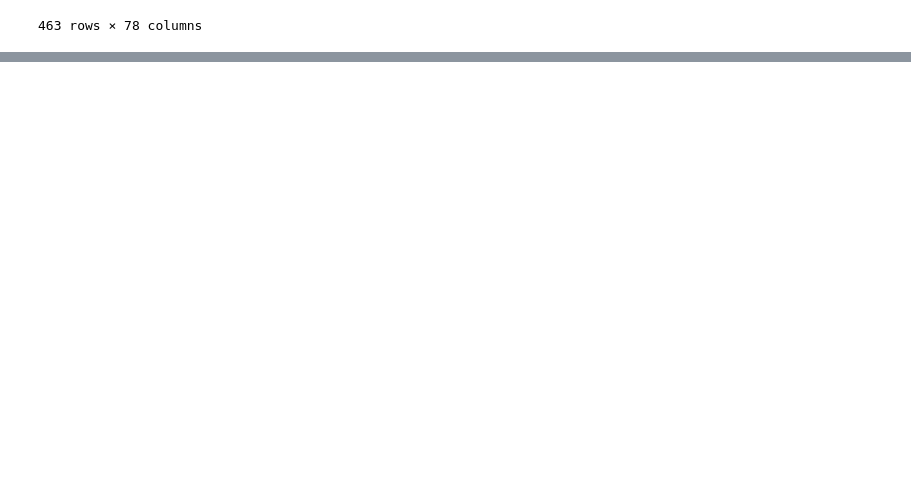
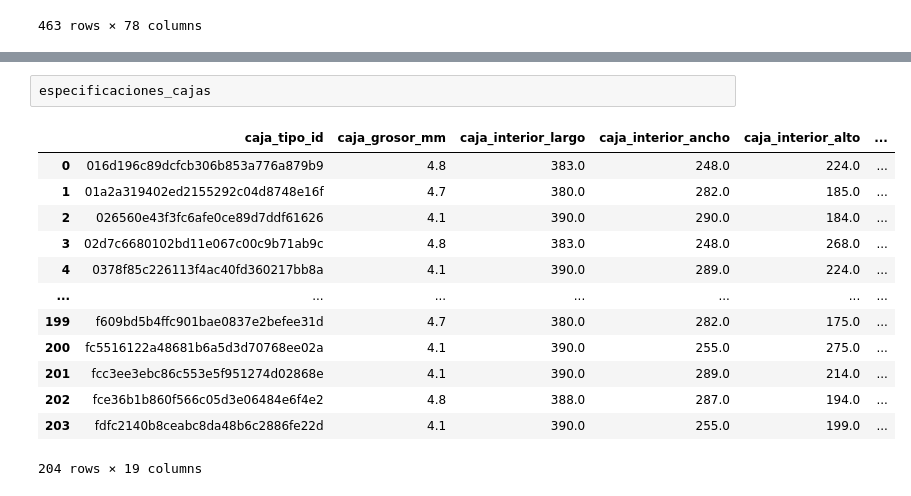
Before and after one commit to demianelnecave/AlixPartners-Competencia-Datos, a Jupyter notebook: 1b.correctitud.ipynb, the cells around one changed output, grey strips where cells are left out. Drawn from its saved outputs; the diff is of its cells as text; blank space fills up the shorter version.

```diff
--- a/1b.correctitud.ipynb
+++ b/1b.correctitud.ipynb
@@ -442,0 +575,16 @@ df_merge
+# %%
+especificaciones_cajas
+# %% [output]
+|  | caja_tipo_id | caja_grosor_mm | caja_interior_largo | caja_interior_ancho | caja_interior_alto | ... |
+| 0 | 016d196c89dcfcb306b853a776a879b9 | 4.8 | 383.0 | 248.0 | 224.0 | ... |
+| 1 | 01a2a319402ed2155292c04d8748e16f | 4.7 | 380.0 | 282.0 | 185.0 | ... |
+| 2 | 026560e43f3fc6afe0ce89d7ddf61626 | 4.1 | 390.0 | 290.0 | 184.0 | ... |
+| 3 | 02d7c6680102bd11e067c00c9b71ab9c | 4.8 | 383.0 | 248.0 | 268.0 | ... |
+| 4 | 0378f85c226113f4ac40fd360217bb8a | 4.1 | 390.0 | 289.0 | 224.0 | ... |
+| ... | ... | ... | ... | ... | ... | ... |
+| 199 | f609bd5b4ffc901bae0837e2befee31d | 4.7 | 380.0 | 282.0 | 175.0 | ... |
+| 200 | fc5516122a48681b6a5d3d70768ee02a | 4.1 | 390.0 | 255.0 | 275.0 | ... |
+| 201 | fcc3ee3ebc86c553e5f951274d02868e | 4.1 | 390.0 | 289.0 | 214.0 | ... |
+| 202 | fce36b1b860f566c05d3e06484e6f4e2 | 4.8 | 388.0 | 287.0 | 194.0 | ... |
+| 203 | fdfc2140b8ceabc8da48b6c2886fe22d | 4.1 | 390.0 | 255.0 | 199.0 | ... |
+204 rows × 19 columns
```
Also changed, not shown: parts of 12 cells of this notebook, 2 other files.
